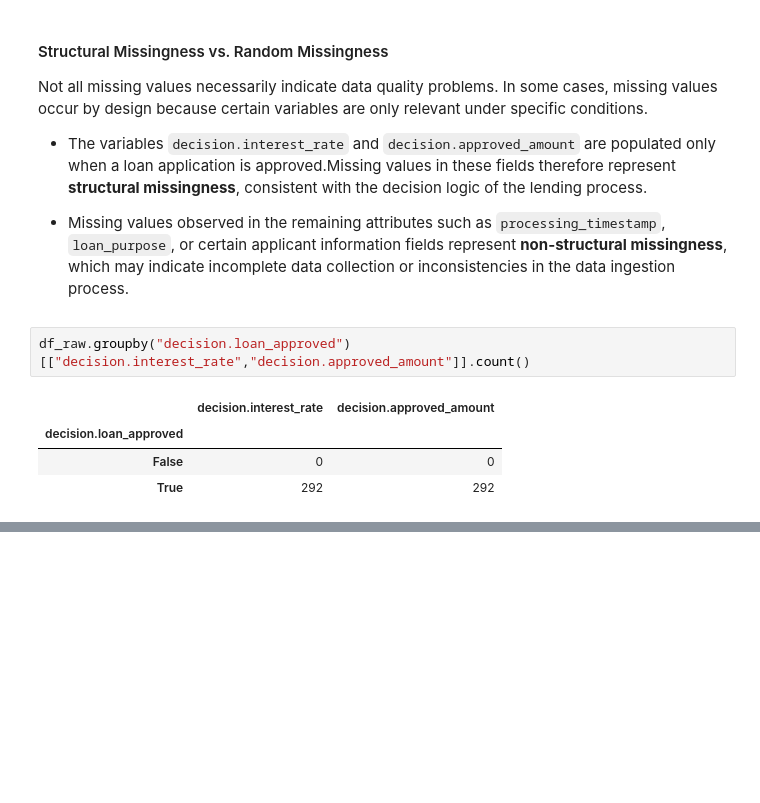
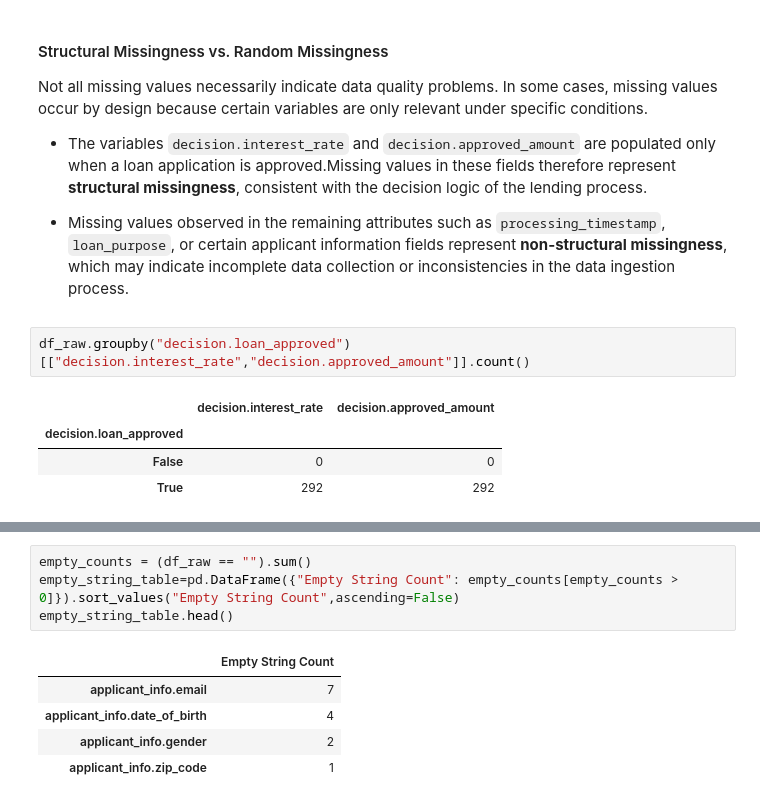
Before and after one commit to Beatrizboal/dego-project-team7, a Jupyter notebook: notebooks/01_data_quality.ipynb, the cells around one changed output, grey strips where cells are left out. Cells and saved outputs as stored; diff of their text form; blank space fills up the shorter version.

Commit message:
Detect and standardize empty string values

```diff
--- a/notebooks/01_data_quality.ipynb
+++ b/notebooks/01_data_quality.ipynb
@@ -168,0 +174,10 @@ df_raw.groupby("decision.loan_approved")[["decision.interest_rate","decision.app
+# %%
+empty_counts = (df_raw == "").sum()
+empty_string_table=pd.DataFrame({"Empty String Count": empty_counts[empty_counts > 0]}).sort_values("Empty String Count",ascending=False)
+empty_string_table.head()
+# %% [output]
+|  | Empty String Count |
+| applicant_info.email | 7 |
+| applicant_info.date_of_birth | 4 |
+| applicant_info.gender | 2 |
+| applicant_info.zip_code | 1 |
```
Also changed, not shown: parts of 4 cells of this notebook.
